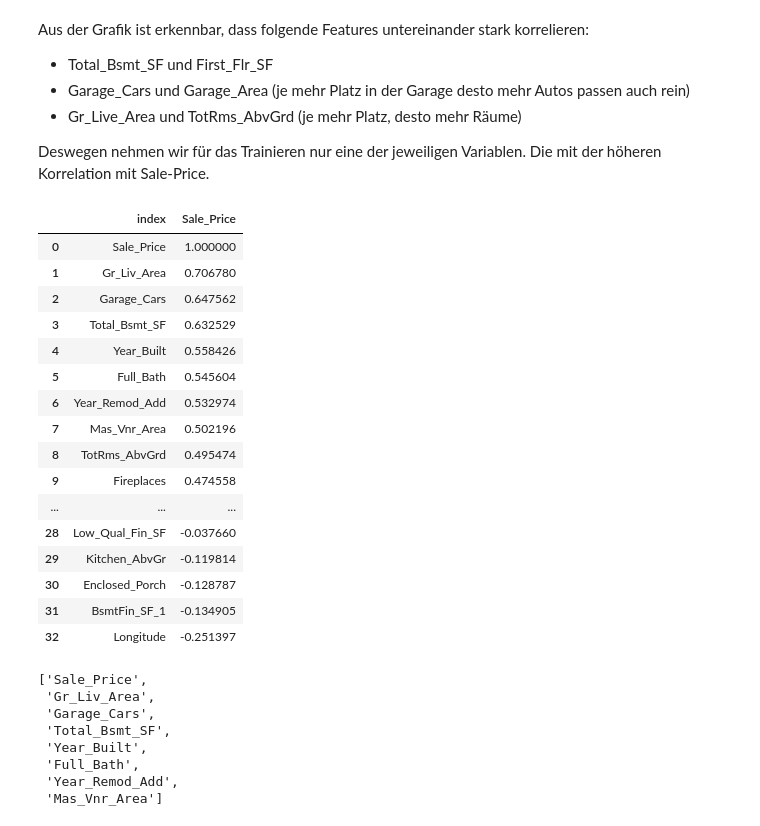
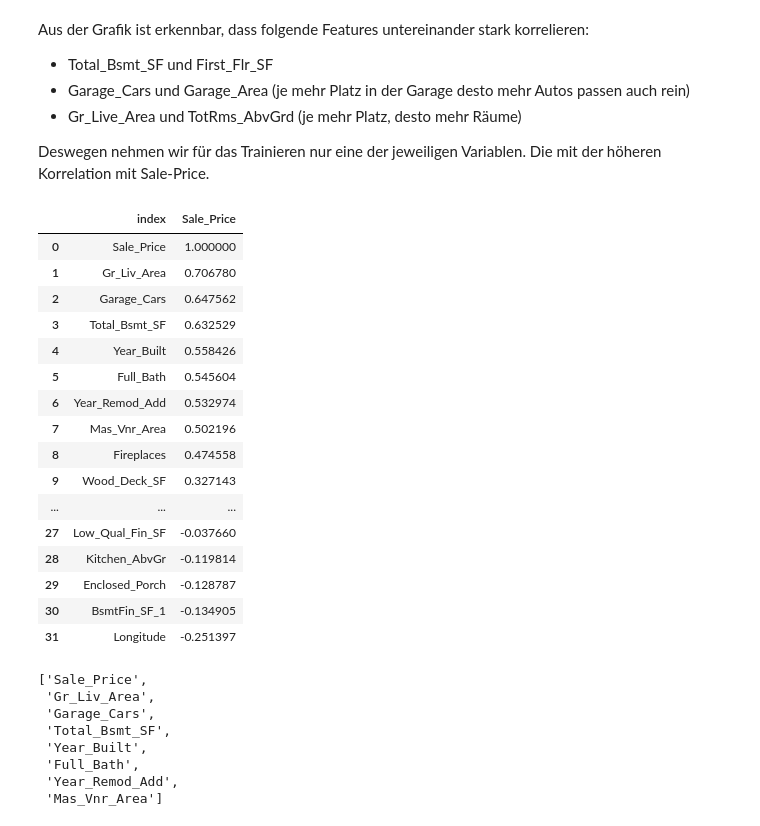
Before and after one commit to NICFRU/Advance-Machine-Learning, a Jupyter notebook: Bonus 1/Bonus1.ipynb, the cells around one changed output. Saved outputs shown, nothing was run; the diff lists cells and outputs as text; code cells hidden in the pictures.

```diff
--- a/Bonus 1/Bonus1.ipynb
+++ b/Bonus 1/Bonus1.ipynb
@@ -41,25 +45,25 @@ Aus der Grafik ist erkennbar, dass folgende Features untereinander stark korreli
 
 Deswegen nehmen wir für das Trainieren nur eine der jeweiligen Variablen. Die mit der höheren Korrelation mit Sale-Price.
 # %%
-df1 = df.drop(["Garage_Area", "First_Flr_SF"], axis=1)
-df2 = pd.DataFrame(df1.corr()["Sale_Price"].sort_values(ascending=False)).reset_index()
-df2
+df_top = df.drop(["Garage_Area", "First_Flr_SF", "TotRms_AbvGrd"], axis=1)
+df_zwischen = pd.DataFrame(df_top.corr()["Sale_Price"].sort_values(ascending=False)).reset_index()
+df_zwischen
 # %% [output]
 |  | index | Sale_Price |
 | 0 | Sale_Price | 1.000000 |
 | 1 | Gr_Liv_Area | 0.706780 |
 | 2 | Garage_Cars | 0.647562 |
 | 3 | Total_Bsmt_SF | 0.632529 |
 | 4 | Year_Built | 0.558426 |
 | 5 | Full_Bath | 0.545604 |
 | 6 | Year_Remod_Add | 0.532974 |
 | 7 | Mas_Vnr_Area | 0.502196 |
-| 8 | TotRms_AbvGrd | 0.495474 |
-| 9 | Fireplaces | 0.474558 |
+| 8 | Fireplaces | 0.474558 |
+| 9 | Wood_Deck_SF | 0.327143 |
 | ... | ... | ... |
-| 28 | Low_Qual_Fin_SF | -0.037660 |
-| 29 | Kitchen_AbvGr | -0.119814 |
-| 30 | Enclosed_Porch | -0.128787 |
-| 31 | BsmtFin_SF_1 | -0.134905 |
-| 32 | Longitude | -0.251397 |
+| 27 | Low_Qual_Fin_SF | -0.037660 |
+| 28 | Kitchen_AbvGr | -0.119814 |
+| 29 | Enclosed_Porch | -0.128787 |
+| 30 | BsmtFin_SF_1 | -0.134905 |
+| 31 | Longitude | -0.251397 |
 # %%
```
Also changed, not shown: parts of 30 cells of this notebook.
